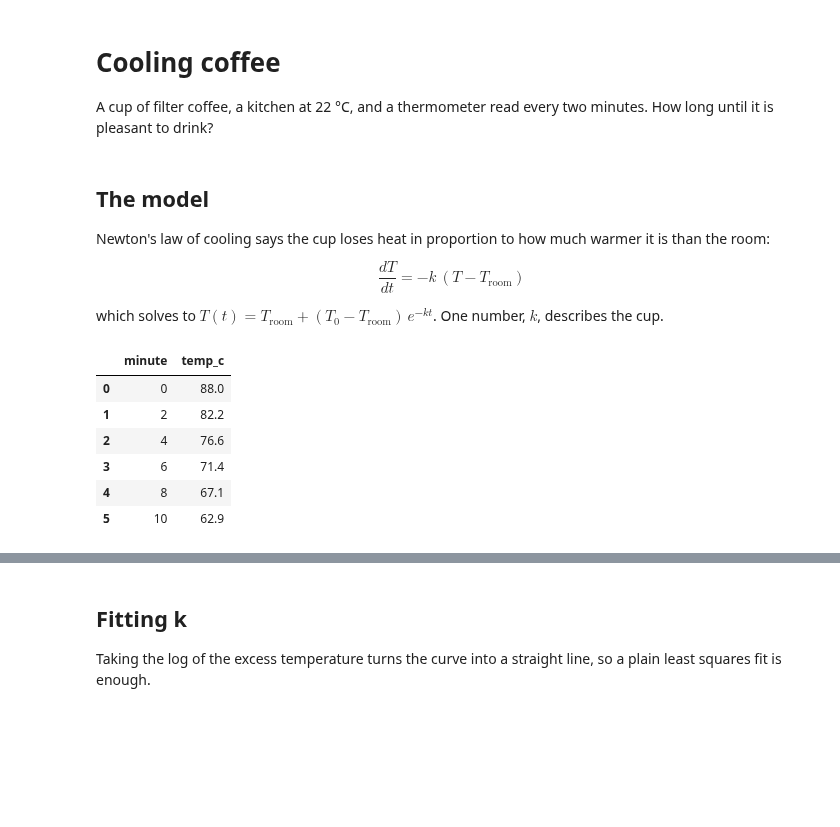
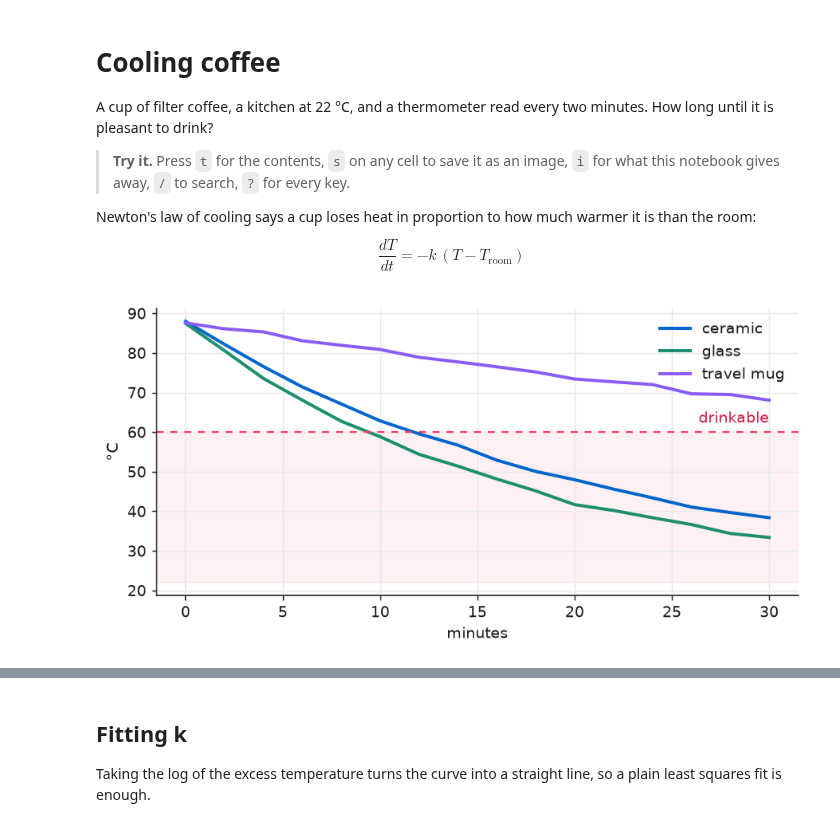
Before and after one commit to ashwingopalsamy/ipynb-viewer, a Jupyter notebook: examples/cooling-coffee.ipynb, the cells around one changed output, grey strips where cells are left out. Cells and saved outputs as stored; diff of their text form; code cells hidden in the pictures; blank space fills up the shorter version.

Commit message:
feat(demo): Open Demo button and a richer example notebook

```diff
--- a/examples/cooling-coffee.ipynb
+++ b/examples/cooling-coffee.ipynb
@@ -2,30 +2,9 @@
 # Cooling coffee
 
 A cup of filter coffee, a kitchen at 22 °C, and a thermometer read every two minutes. How long until it is pleasant to drink?
+
+> **Try it.** Press `t` for the contents, `s` on any cell to save it as an image, `i` for what this notebook gives away, `/` to search, `?` for every key.
+
+Newton's law of cooling says a cup loses heat in proportion to how much warmer it is than the room:
+
+$$\frac{dT}{dt} = -k\,(T - T_{\text{room}})$$
-# %% [markdown]
-## The model
-
-Newton's law of cooling says the cup loses heat in proportion to how much warmer it is than the room:
-
-$$\frac{dT}{dt} = -k\,(T - T_{\text{room}})$$
-
-which solves to $T(t) = T_{\text{room}} + (T_0 - T_{\text{room}})\,e^{-kt}$. One number, $k$, describes the cup.
-# %%
-import numpy as np
-import pandas as pd
-
-room = 22.0
-minutes = np.arange(0, 32, 2)
-rng = np.random.default_rng(7)
-temp = room + (88 - room) * np.exp(-0.047 * minutes) + rng.normal(0, 0.4, minutes.size)
-
-readings = pd.DataFrame({"minute": minutes, "temp_c": temp.round(1)})
-readings.head(6)
-# %% [output]
-|  | minute | temp_c |
-| 0 | 0 | 88.0 |
-| 1 | 2 | 82.2 |
-| 2 | 4 | 76.6 |
-| 3 | 6 | 71.4 |
-| 4 | 8 | 67.1 |
-| 5 | 10 | 62.9 |
@@ -31,0 +13,26 @@ readings.head(6)
+# %%
+import numpy as np
+import pandas as pd
+import matplotlib.pyplot as plt
+
+room = 22.0
+minutes = np.arange(0, 32, 2)
+rng = np.random.default_rng(7)
+
+cups = {"ceramic": 0.047, "glass": 0.058, "travel mug": 0.012}
+temp = {
+    name: room + (88 - room) * np.exp(-k * minutes) + rng.normal(0, 0.4, minutes.size)
+    for name, k in cups.items()
+}
+
+fig, ax = plt.subplots(figsize=(8, 3.6))
+colours = {"ceramic": "#0066cc", "glass": "#1d8f6e", "travel mug": "#8a5cf5"}
+for name, series in temp.items():
+    ax.plot(minutes, series, lw=2.2, color=colours[name], label=name)
+ax.axhspan(room, 60, color="#ff375f", alpha=0.07)
+ax.axhline(60, color="#ff375f", lw=1.2, ls=(0, (4, 4)))
+ax.text(30, 61.5, "drinkable", color="#d0224a", ha="right", va="bottom")
+ax.set(xlabel="minutes", ylabel="°C")
+ax.legend(frameon=False)
+# %% [output]
+[figure, added]
```
Also changed, not shown: parts of 21 cells of this notebook, 10 other files.
